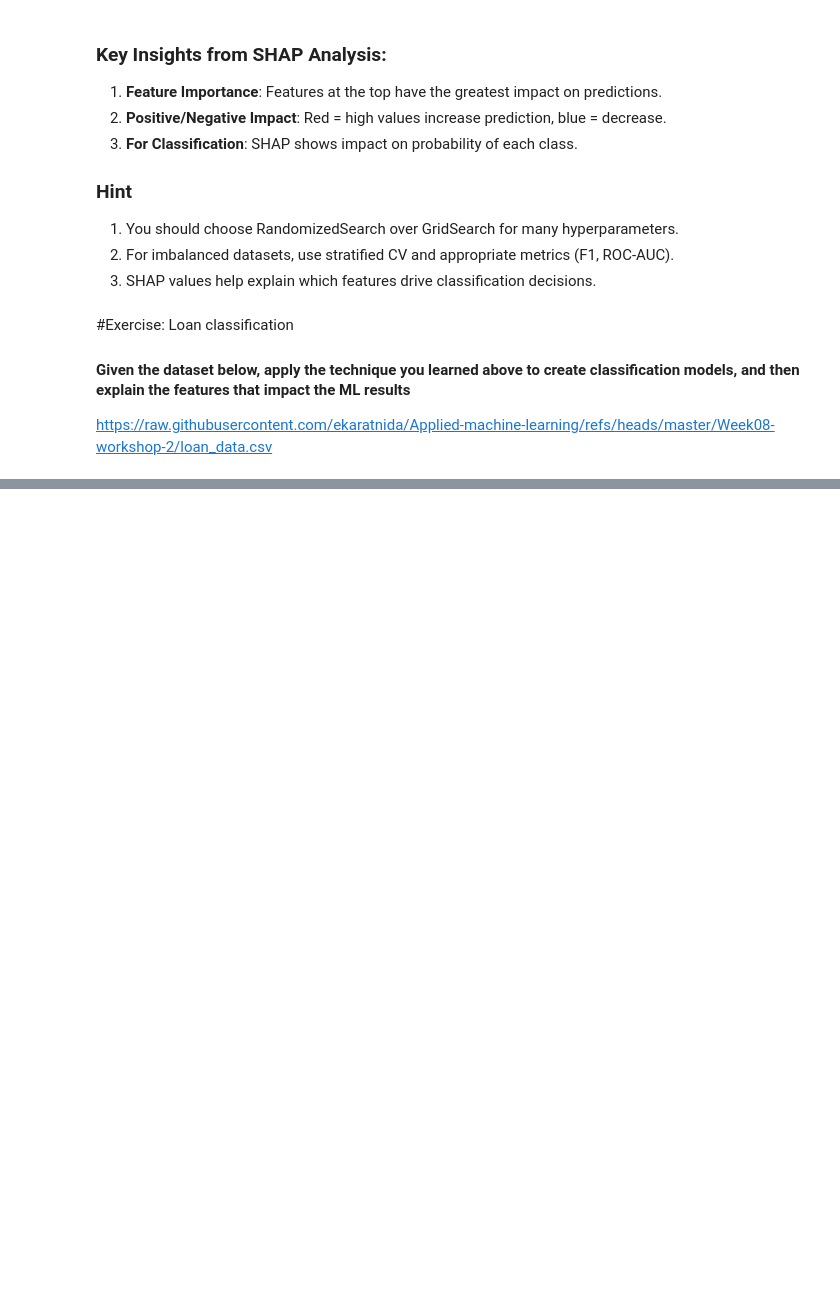
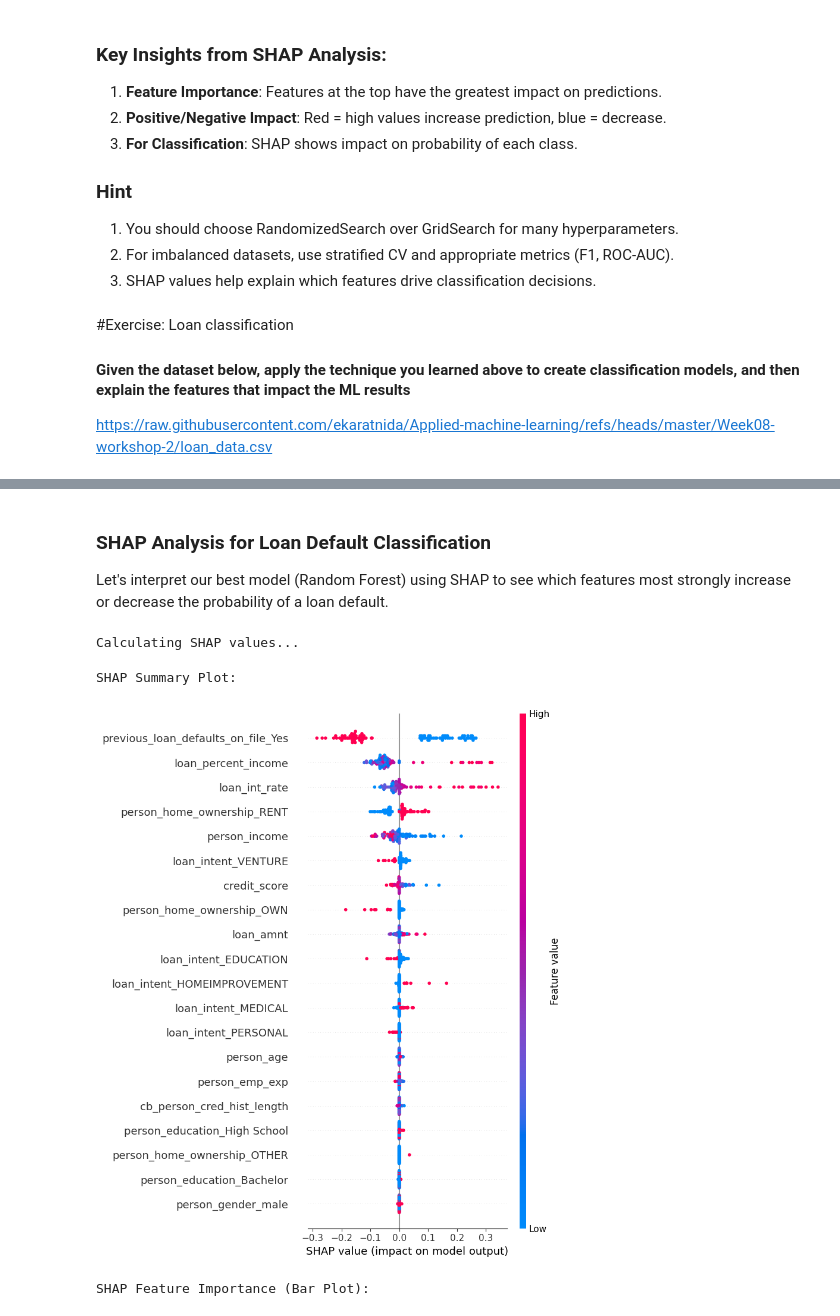
Before and after one commit to mdanmek/nida-dads-notes, a Jupyter notebook: dads6003-applied_ml/lab/classification.ipynb, the cells around one changed output, grey strips where cells are left out. Drawn from its saved outputs; the diff is of its cells as text; code cells hidden in the pictures; blank space fills up the shorter version.

```diff
--- a/dads6003-applied_ml/lab/classification.ipynb
+++ b/dads6003-applied_ml/lab/classification.ipynb
@@ -798,0 +863,19 @@ https://raw.githubusercontent.com/ekaratnida/Applied-machine-learning/refs/heads
+# %%
+from sklearn.model_selection import train_test_split
+
+# Define features (X) and target (y)
+X_loan = loan_df_encoded.drop('loan_status', axis=1)
+y_loan = loan_df_encoded['loan_status']
+
+# Split the data (70% train, 30% test)
+X_train_loan, X_test_loan, y_train_loan, y_test_loan = train_test_split(
+    X_loan, y_loan,
+    test_size=0.3,
+    random_state=42,
+    stratify=y_loan
+)
+
+print(f"Shape of X_train_loan: {X_train_loan.shape}")
+print(f"Shape of X_test_loan: {X_test_loan.shape}")
+print(f"Shape of y_train_loan: {y_train_loan.shape}")
+print(f"Shape of y_test_loan: {y_test_loan.shape}")
@@ -798,0 +972,40 @@ https://raw.githubusercontent.com/ekaratnida/Applied-machine-learning/refs/heads
+# %% [markdown]
+### SHAP Analysis for Loan Default Classification
+Let's interpret our best model (Random Forest) using SHAP to see which features most strongly increase or decrease the probability of a loan default.
+# %%
+import shap
+import matplotlib.pyplot as plt
+import numpy as np
+
+# Use the best performing model (Random Forest)
+best_rf_model = best_loan_models['RandomForest']
+
+# Create a wrapper function that returns probabilities for the positive class (loan default)
+def predict_loan_default(X):
+    return best_rf_model.predict_proba(X)[:, 1]
+
+# Summarize the background data to speed up KernelExplainer (as suggested by previous SHAP warnings)
+background_data = shap.sample(X_train_loan, 50, random_state=42)
+explainer = shap.KernelExplainer(predict_loan_default, background_data)
+
+# Explain a sample of the test data (100 samples for speed)
+X_explain = X_test_loan.sample(n=100, random_state=42)
+print("Calculating SHAP values...")
+shap_values = explainer.shap_values(X_explain)
+
+# 1. Summary Plot
+print("\nSHAP Summary Plot:")
+shap.summary_plot(shap_values, X_explain, show=False)
+plt.tight_layout()
+plt.show()
+
+# 2. Bar Plot (Global Importance)
+print("\nSHAP Feature Importance (Bar Plot):")
+shap.summary_plot(shap_values, X_explain, plot_type="bar", show=False)
+plt.tight_layout()
+plt.show()
+# %% [output]
+Calculating SHAP values...
+SHAP Summary Plot:
+[figure, added]
+SHAP Feature Importance (Bar Plot):
```
Also changed, not shown: parts of 12 cells of this notebook.
